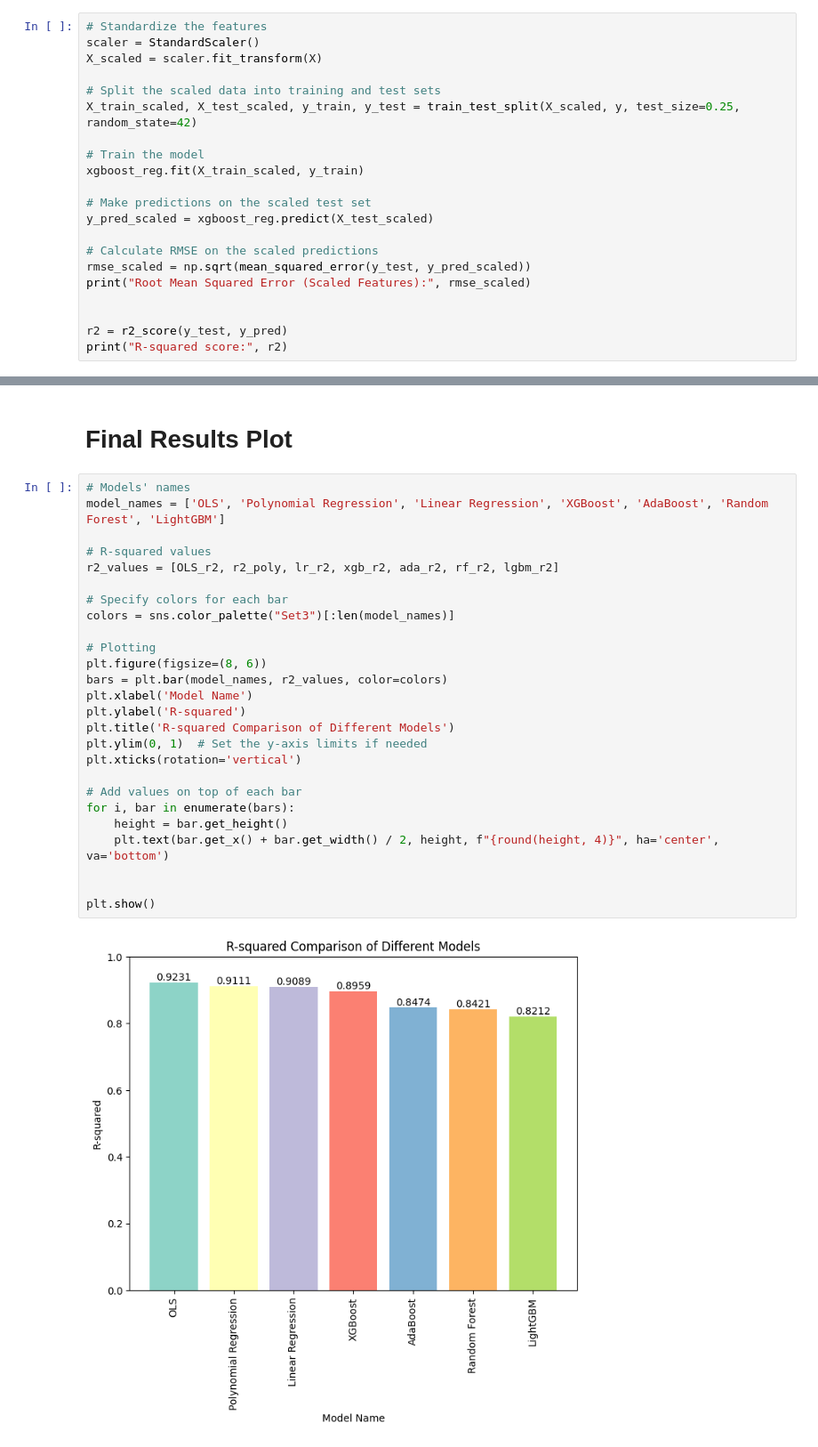
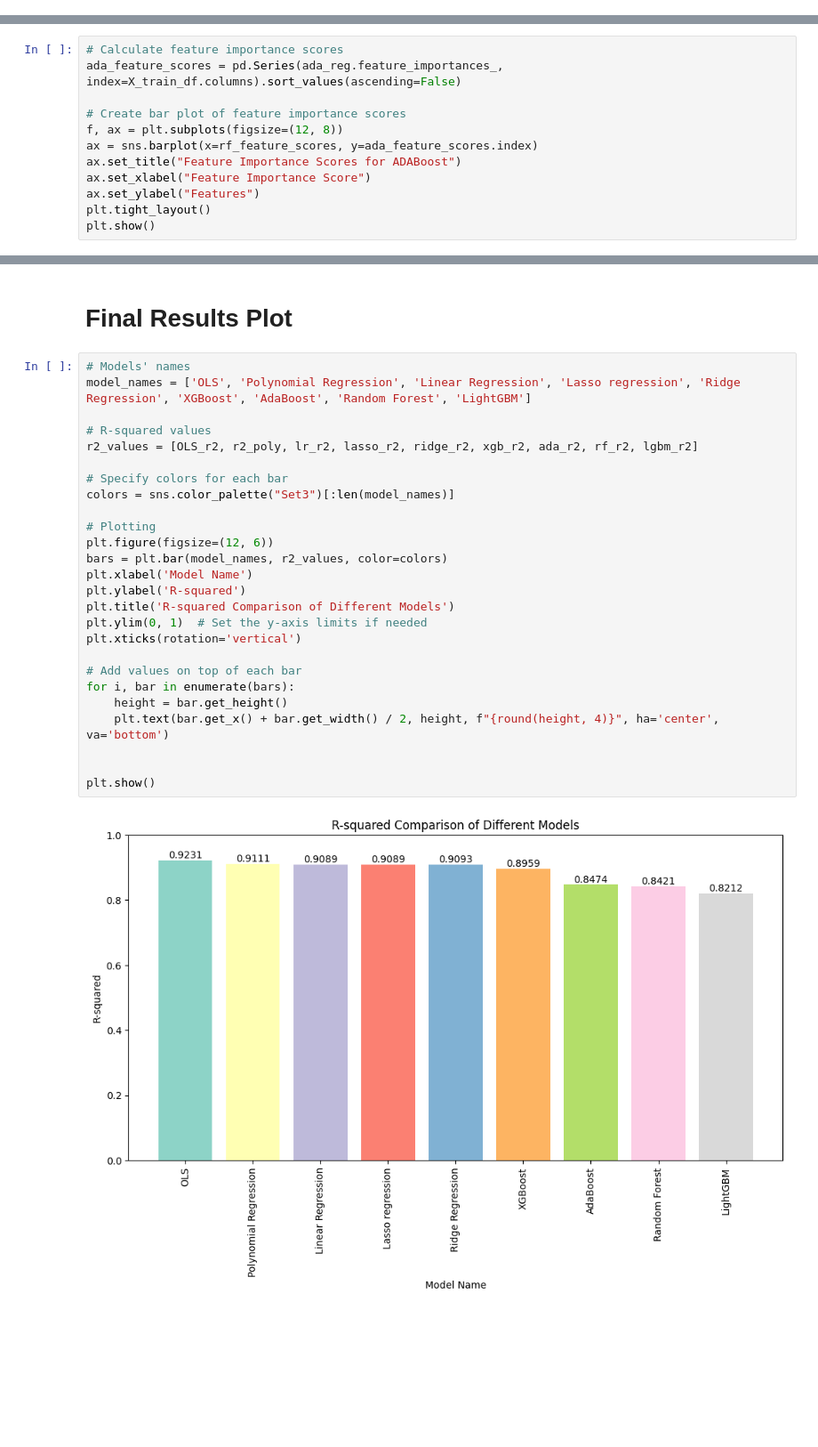
Before and after one commit to torchflash/MMAI831-AIOS-Assignment, a Jupyter notebook: Amir/MMAI_831_AI_in_Marketing_AIOS_Assignemt.ipynb, the cells around one changed output, grey strips where cells are left out. Shown at 89% size. Saved outputs shown, nothing was run; the diff lists cells and outputs as text; blank space fills up the shorter version.

```diff
--- a/Amir/MMAI_831_AI_in_Marketing_AIOS_Assignemt.ipynb
+++ b/Amir/MMAI_831_AI_in_Marketing_AIOS_Assignemt.ipynb
@@ -388,24 +453,3 @@ print("R-squared score:", xgb_r2)
 # %% [output]
 Root Mean Squared Error: 1122.5836487427482
 R-squared score: 0.895885490049586
-# %%
-# Standardize the features
-scaler = StandardScaler()
-X_scaled = scaler.fit_transform(X)
-
-# Split the scaled data into training and test sets
-X_train_scaled, X_test_scaled, y_train, y_test = train_test_split(X_scaled, y, test_size=0.25, random_state=42)
-
-# Train the model
-xgboost_reg.fit(X_train_scaled, y_train)
-
-# Make predictions on the scaled test set
-y_pred_scaled = xgboost_reg.predict(X_test_scaled)
-
-# Calculate RMSE on the scaled predictions
-rmse_scaled = np.sqrt(mean_squared_error(y_test, y_pred_scaled))
-print("Root Mean Squared Error (Scaled Features):", rmse_scaled)
-
-
-r2 = r2_score(y_test, y_pred)
-print("R-squared score:", r2)
@@ -552,3 +593,15 @@ print("R-squared score:", ada_r2)
 # %% [output]
 Root Mean Squared Error: 1359.1756313832304
 R-squared score: 0.8473752399947744
+# %%
+# Calculate feature importance scores
+ada_feature_scores = pd.Series(ada_reg.feature_importances_, index=X_train_df.columns).sort_values(ascending=False)
+
+# Create bar plot of feature importance scores
+f, ax = plt.subplots(figsize=(12, 8))
+ax = sns.barplot(x=rf_feature_scores, y=ada_feature_scores.index)
+ax.set_title("Feature Importance Scores for ADABoost")
+ax.set_xlabel("Feature Importance Score")
+ax.set_ylabel("Features")
+plt.tight_layout()
+plt.show()
@@ -556,31 +611,31 @@ R-squared score: 0.8473752399947744
 # Final Results Plot
 # %%
 # Models' names
-model_names = ['OLS', 'Polynomial Regression', 'Linear Regression', 'XGBoost', 'AdaBoost', 'Random Forest', 'LightGBM']
+model_names = ['OLS', 'Polynomial Regression', 'Linear Regression', 'Lasso regression', 'Ridge Regression', 'XGBoost', 'AdaBoost', 'Random Forest', 'LightGBM']
 
 # R-squared values
-r2_values = [OLS_r2, r2_poly, lr_r2, xgb_r2, ada_r2, rf_r2, lgbm_r2]
+r2_values = [OLS_r2, r2_poly, lr_r2, lasso_r2, ridge_r2, xgb_r2, ada_r2, rf_r2, lgbm_r2]
 
 # Specify colors for each bar
 colors = sns.color_palette("Set3")[:len(model_names)]
 
 # Plotting
-plt.figure(figsize=(8, 6))
+plt.figure(figsize=(12, 6))
 bars = plt.bar(model_names, r2_values, color=colors)
 plt.xlabel('Model Name')
 plt.ylabel('R-squared')
 plt.title('R-squared Comparison of Different Models')
 plt.ylim(0, 1)  # Set the y-axis limits if needed
 plt.xticks(rotation='vertical')
 
 # Add values on top of each bar
 for i, bar in enumerate(bars):
     height = bar.get_height()
     plt.text(bar.get_x() + bar.get_width() / 2, height, f"{round(height, 4)}", ha='center', va='bottom')
 
 
 plt.show()
 # %% [output]
-[figure, old version]
+[figure, new version]
 # %%
 # Models' names
```
Also changed, not shown: parts of 18 cells of this notebook, 1 other file.
